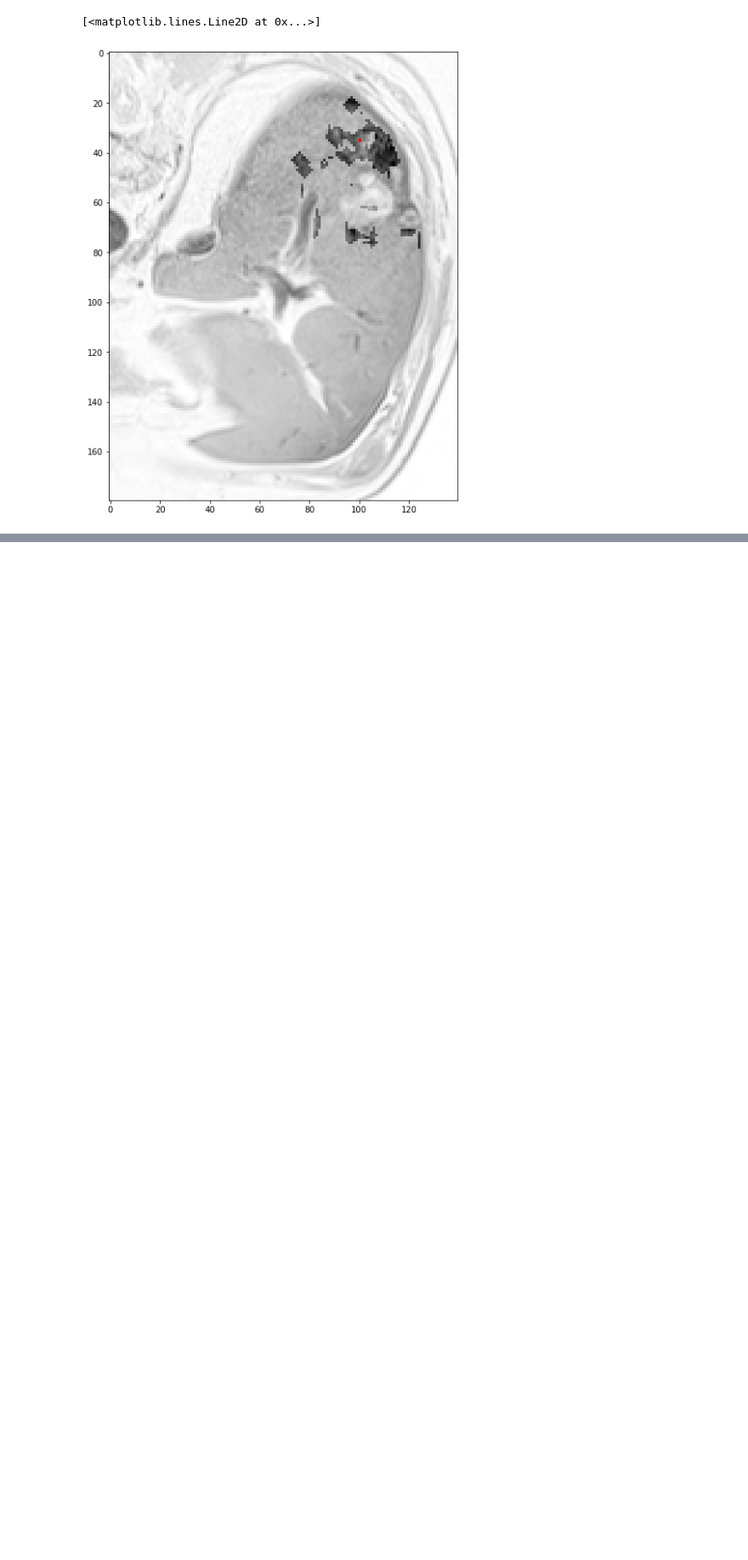
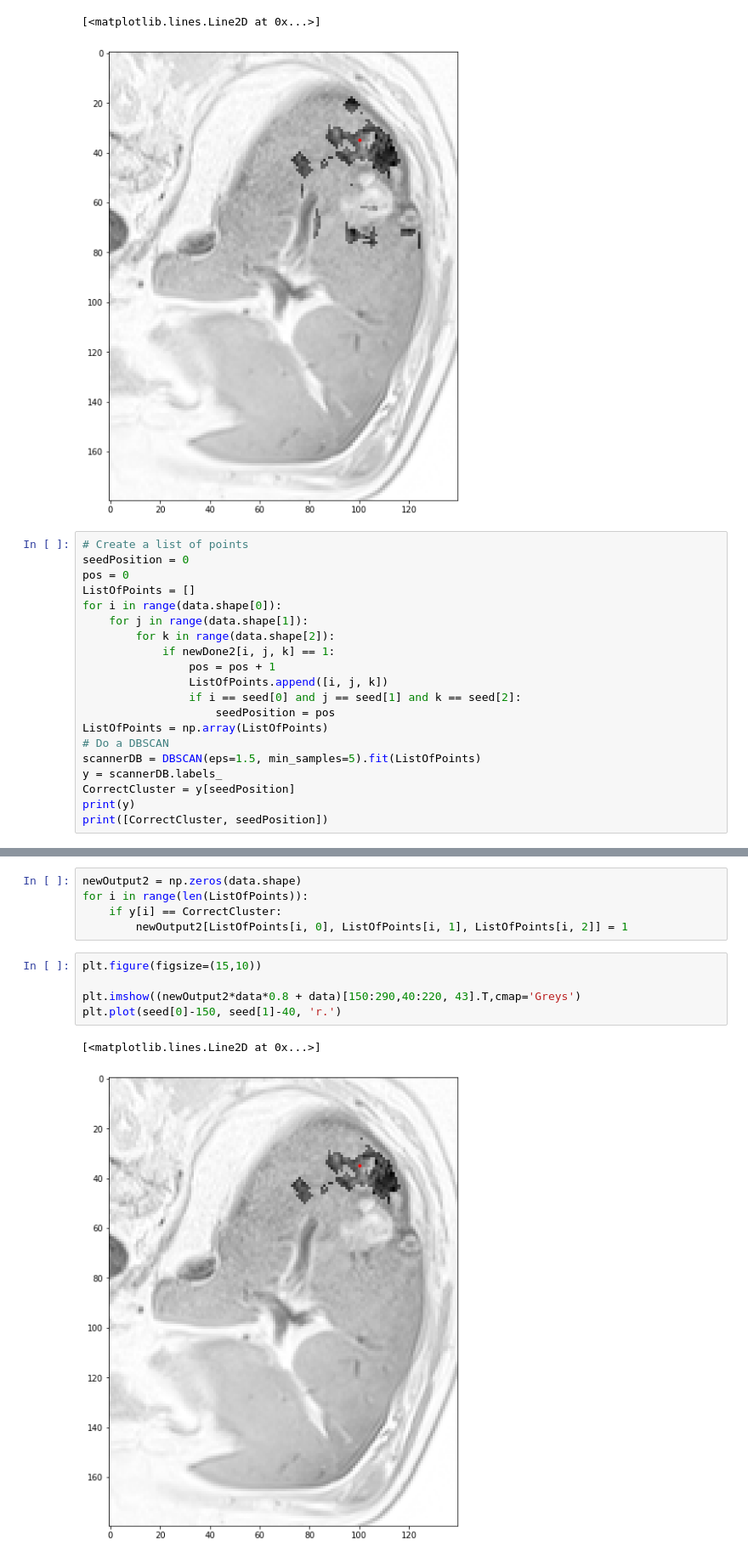
Before and after one commit to defrenned3238/WSBIM2243, a Jupyter notebook: WSBIM2243.ipynb, the cells around one changed output, grey strips where cells are left out. Shown at 85% size. Drawn from its saved outputs; the diff is of its cells as text; blank space fills up the shorter version.

Commit message:
DBSCAN added as filter to the 3D plot

```diff
--- a/WSBIM2243.ipynb
+++ b/WSBIM2243.ipynb
@@ -1055,3 +1055,23 @@ plt.plot(seed[0]-150, seed[1]-40, 'r.')
 # %% [output]
 [<matplotlib.lines.Line2D at 0x...>]
 [figure]
+# %%
+# Create a list of points
+seedPosition = 0
+pos = 0
+ListOfPoints = []
+for i in range(data.shape[0]):
+    for j in range(data.shape[1]):
+        for k in range(data.shape[2]):
+            if newDone2[i, j, k] == 1:
+                pos = pos + 1
+                ListOfPoints.append([i, j, k])
+                if i == seed[0] and j == seed[1] and k == seed[2]:
+                    seedPosition = pos
+ListOfPoints = np.array(ListOfPoints)
+# Do a DBSCAN
+scannerDB = DBSCAN(eps=1.5, min_samples=5).fit(ListOfPoints)
+y = scannerDB.labels_
+CorrectCluster = y[seedPosition]
+print(y)
+print([CorrectCluster, seedPosition])
@@ -1057,0 +1081,13 @@ plt.plot(seed[0]-150, seed[1]-40, 'r.')
+# %%
+newOutput2 = np.zeros(data.shape)
+for i in range(len(ListOfPoints)):
+    if y[i] == CorrectCluster:
+        newOutput2[ListOfPoints[i, 0], ListOfPoints[i, 1], ListOfPoints[i, 2]] = 1
+# %%
+plt.figure(figsize=(15,10))
+
+plt.imshow((newOutput2*data*0.8 + data)[150:290,40:220, 43].T,cmap='Greys')
+plt.plot(seed[0]-150, seed[1]-40, 'r.')
+# %% [output]
+[<matplotlib.lines.Line2D at 0x...>]
+[figure, added]
```
Also changed, not shown: parts of 2 cells of this notebook.
